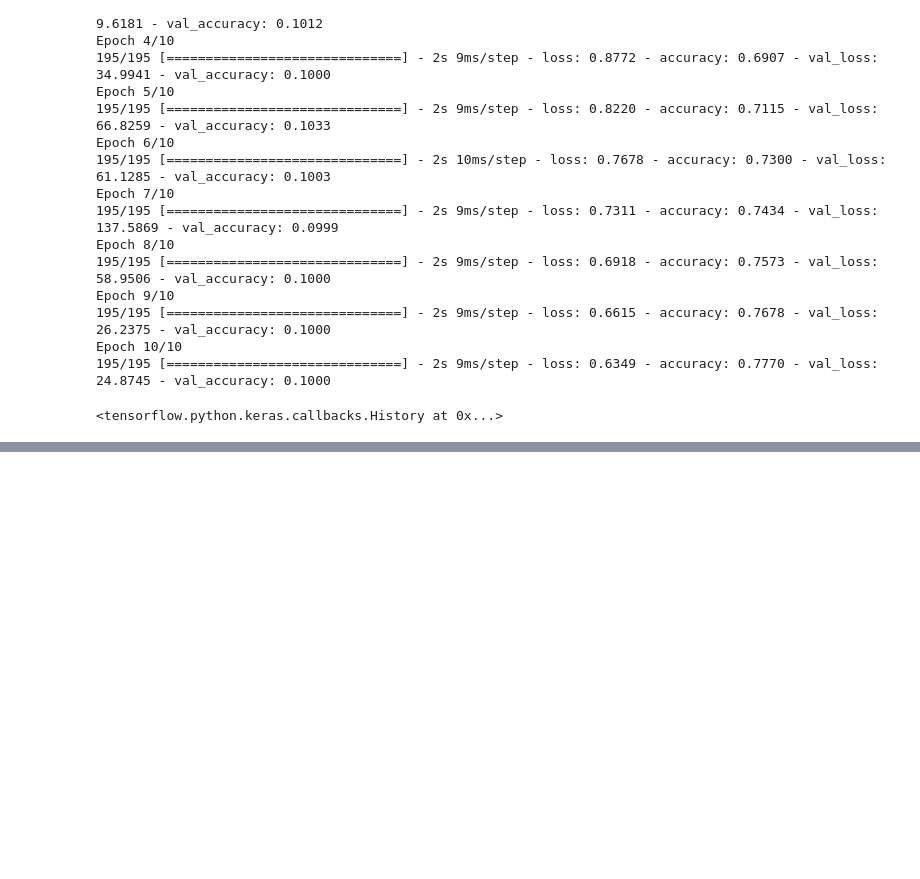
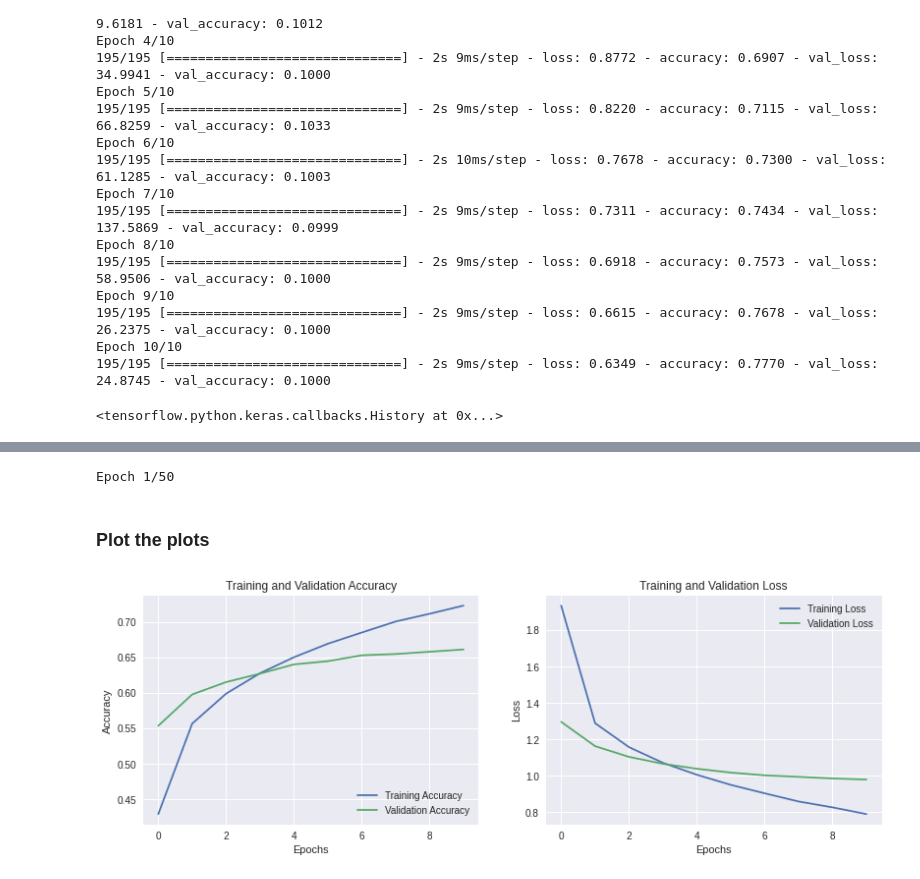
Before and after one commit to katnoria/cifar10-classifiers, a Jupyter notebook: notebooks/tfds-classification-test.ipynb, the cells around one changed output, grey strips where cells are left out. Drawn from its saved outputs; the diff is of its cells as text; code cells hidden in the pictures; blank space fills up the shorter version.

Commit message:
added pretrained model

```diff
--- a/notebooks/tfds-classification-test.ipynb
+++ b/notebooks/tfds-classification-test.ipynb
@@ -318,0 +388,3 @@ Epoch 10/10
+# %%
+resnet_model = get_pretrained_model(base_model)
+resnet_model.summary()
@@ -318,0 +409,7 @@ Epoch 10/10
+# %%
+lr = 1e-4
+resnet_model.compile(
+    optimizer=tf.keras.optimizers.Adam(lr),
+    loss=tf.keras.losses.SparseCategoricalCrossentropy(from_logits=True),
+    metrics=['accuracy']
+)
@@ -318,0 +421,36 @@ Epoch 10/10
+# %%
+# We are going to train for 50 epochs
+history = resnet_model.fit(train_ds, epochs=50, validation_data=test_ds)
+# %% [output]
+Epoch 1/50
+# %% [markdown]
+### Plot the plots
+# %%
+def plot_history(history):
+    plt.style.use('seaborn')
+    acc = history.history['accuracy']
+    val_acc = history.history['val_accuracy']
+
+    fig, (ax1, ax2) = plt.subplots(1, 2, figsize=(12, 4))
+
+    ax1.plot(acc, label="Training Accuracy")
+    ax1.plot(val_acc, label="Validation Accuracy")
+    ax1.set_xlabel('Epochs')
+    ax1.set_ylabel('Accuracy')
+    ax1.legend(loc='lower right')
+    ax1.set_title("Training and Validation Accuracy")
+
+    loss = history.history['loss']
+    val_loss = history.history['val_loss']
+    ax2.plot(loss, label="Training Loss")
+    ax2.plot(val_loss, label="Validation Loss")
+    ax2.set_xlabel('Epochs')
+    ax2.set_ylabel('Loss')
+    ax2.legend(loc='upper right')
+    ax2.set_title("Training and Validation Loss")
+
+    plt.show()
+# %%
+plot_history(history)
+# %% [output]
+[figure, added]
```
Also changed, not shown: parts of 21 cells of this notebook.
